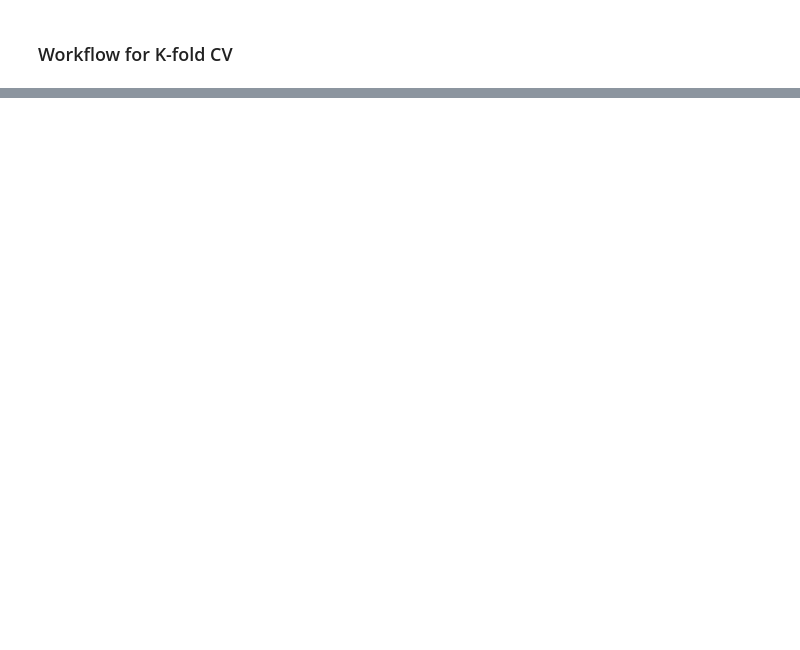
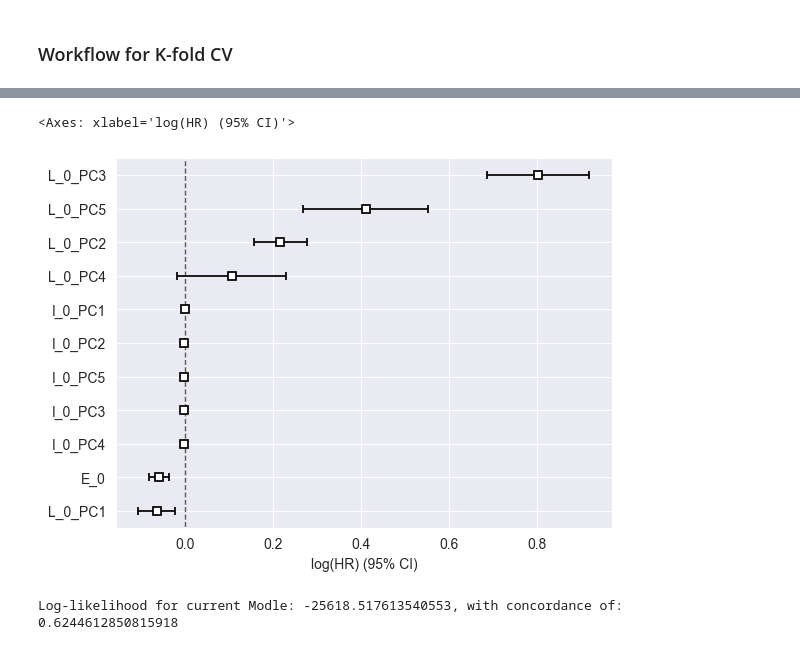
Before and after one commit to shakkyaNV/NetworkModels, a Jupyter notebook: Project1/A1/Kfold-CV pipeline.ipynb, the cells around one changed output, grey strips where cells are left out. Saved outputs shown, nothing was run; the diff lists cells and outputs as text; code cells hidden in the pictures; blank space fills up the shorter version.

```diff
--- a/Project1/A1/Kfold-CV pipeline.ipynb
+++ b/Project1/A1/Kfold-CV pipeline.ipynb
@@ -97,0 +151,18 @@ print("Best hyperparameters:", best)
+# %%
+bandwidth = best['bandwidth']
+validation_results2 = []
+for surface_fun in representation_choice_function_grid:
+    print(f"Simulation and validation for: surface_fun={surface_fun}, bandwidth={bandwidth}")
+    params_list[0]['representation_choice_function'] = surface_fun
+    params_list[0]['bandwidth'] = bandwidth
+    cindex_mean = validation_loop(params_list)
+    validation_results2.append({
+        "bandwidth": bandwidth,
+        "surface_function": surface_fun,
+        "cv_concordance": cindex_mean
+    })
+
+
+validation_results_df2 = pd.DataFrame(validation_results2)
+best2 = validation_results_df2.loc[validation_results_df2["cv_concordance"].idxmax()]
+print("Best Hyperparameter for weight function: ", best['surface_function'], "with concordance of ", best['cv_concordance'])
@@ -97,0 +222,24 @@ print("Best hyperparameters:", best)
+# %%
+importlib.reload(nwm)
+importlib.reload(gp)
+importlib.reload(utils)
+
+params_list[0]['bandwidth'] = 0.5
+params_list[0]['representation_choice_function'] = 'persistence'
+
+df, _ = nwm.main_sims(params_list = params_list, save_files = False)
+df, _ = utils.clean_simulation_df(df,
+                                group_cols=['simulation_id', 'realization_id'],
+                                front_cols=front_cols,
+                                suffix_prefixes=['H', 'L', 'I', 'E'])
+df = utils.compute_pca_features(df, feature_cols, base_cols, n_components=5)
+df = utils.prep_for_cox_tv(df,
+                                 group_cols=['simulation_id', 'realization_id'],
+                                 state_col='state',
+                                 landscape_prefixes=['L'],
+                                 image_prefixes=['I'],
+                                 essential_prefixes=['E'])
+
+ctv = CoxTimeVaryingFitter()
+ctv.fit(df, id_col="id", start_col="start", stop_col="stop", event_col="state")
+ctv.print_summary()
@@ -97,0 +289,10 @@ print("Best hyperparameters:", best)
+# %%
+ctv.plot()
+# %% [output]
+<Axes: xlabel='log(HR) (95% CI)'>
+[figure, added]
+# %%
+risk = ctv.predict_partial_hazard(df)
+print(f"Log-likelihood for current Modle: {ctv.log_likelihood_}, with concordance of: {np.mean(concordance_index(df['stop'], -risk, df['state']))}")
+# %% [output]
+Log-likelihood for current Modle: -25618.517613540553, with concordance of: 0.6244612850815918
```
Also changed, not shown: parts of 10 cells of this notebook.
